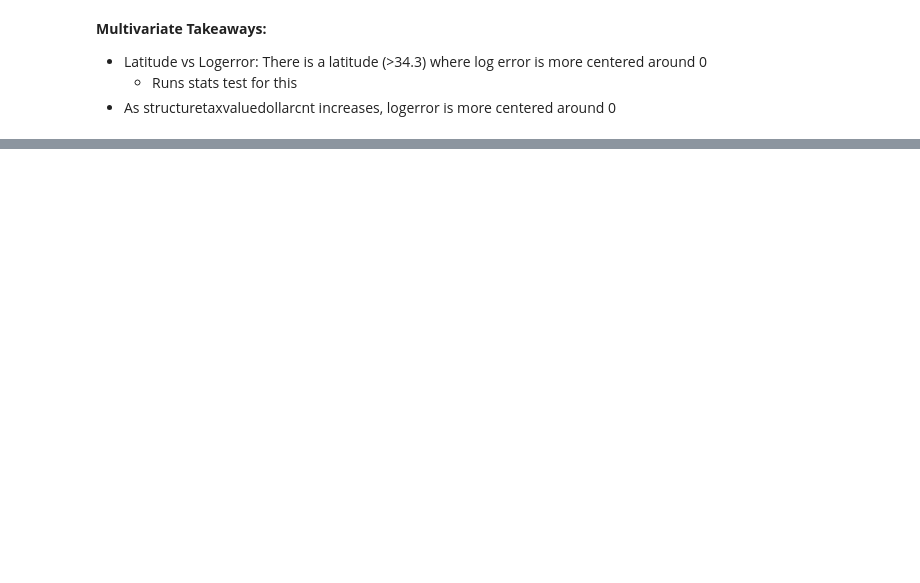
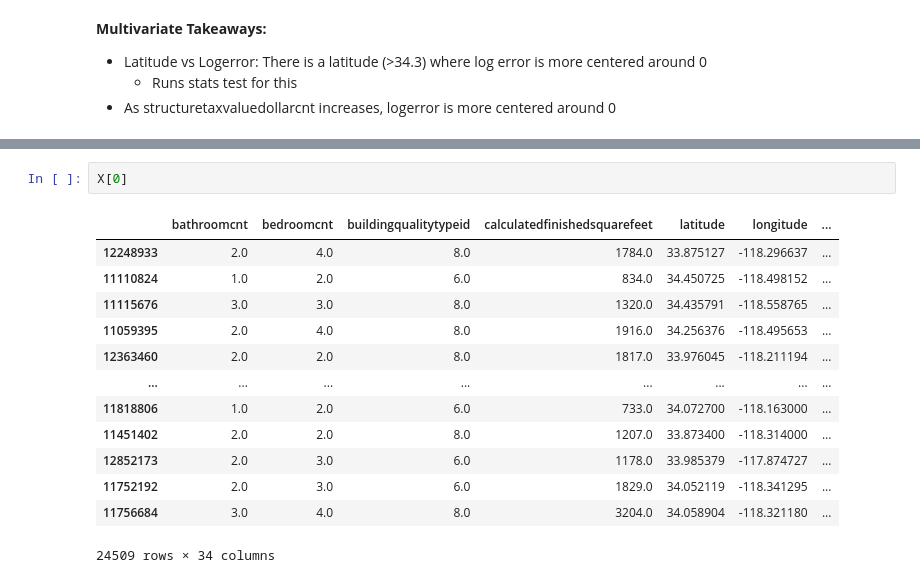
Before and after one commit to Gabriela-and-Justin/Zillow-Clustering-Project, a Jupyter notebook: Justin_Explore.ipynb, the cells around one changed output, grey strips where cells are left out. Drawn from its saved outputs; the diff is of its cells as text; blank space fills up the shorter version.

```diff
--- a/Justin_Explore.ipynb
+++ b/Justin_Explore.ipynb
@@ -327,0 +539,16 @@ ____________________
+# %%
+X[0]
+# %% [output]
+|  | bathroomcnt | bedroomcnt | buildingqualitytypeid | calculatedfinishedsquarefeet | latitude | longitude | ... |
+| 12248933 | 2.0 | 4.0 | 8.0 | 1784.0 | 33.875127 | -118.296637 | ... |
+| 11110824 | 1.0 | 2.0 | 6.0 | 834.0 | 34.450725 | -118.498152 | ... |
+| 11115676 | 3.0 | 3.0 | 8.0 | 1320.0 | 34.435791 | -118.558765 | ... |
+| 11059395 | 2.0 | 4.0 | 8.0 | 1916.0 | 34.256376 | -118.495653 | ... |
+| 12363460 | 2.0 | 2.0 | 8.0 | 1817.0 | 33.976045 | -118.211194 | ... |
+| ... | ... | ... | ... | ... | ... | ... | ... |
+| 11818806 | 1.0 | 2.0 | 6.0 | 733.0 | 34.072700 | -118.163000 | ... |
+| 11451402 | 2.0 | 2.0 | 8.0 | 1207.0 | 33.873400 | -118.314000 | ... |
+| 12852173 | 2.0 | 3.0 | 6.0 | 1178.0 | 33.985379 | -117.874727 | ... |
+| 11752192 | 2.0 | 3.0 | 6.0 | 1829.0 | 34.052119 | -118.341295 | ... |
+| 11756684 | 3.0 | 4.0 | 8.0 | 3204.0 | 34.058904 | -118.321180 | ... |
+24509 rows × 34 columns
```
Also changed, not shown: parts of 88 cells of this notebook.
